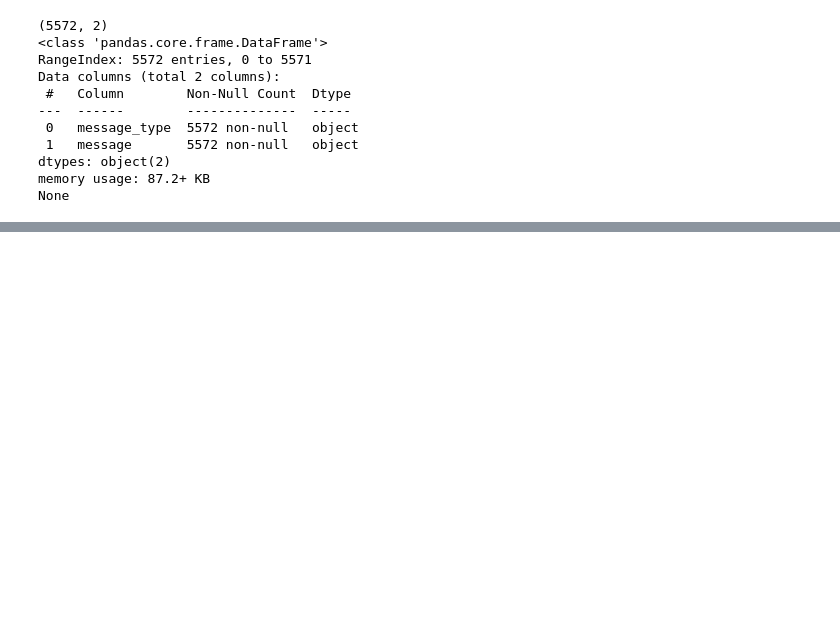
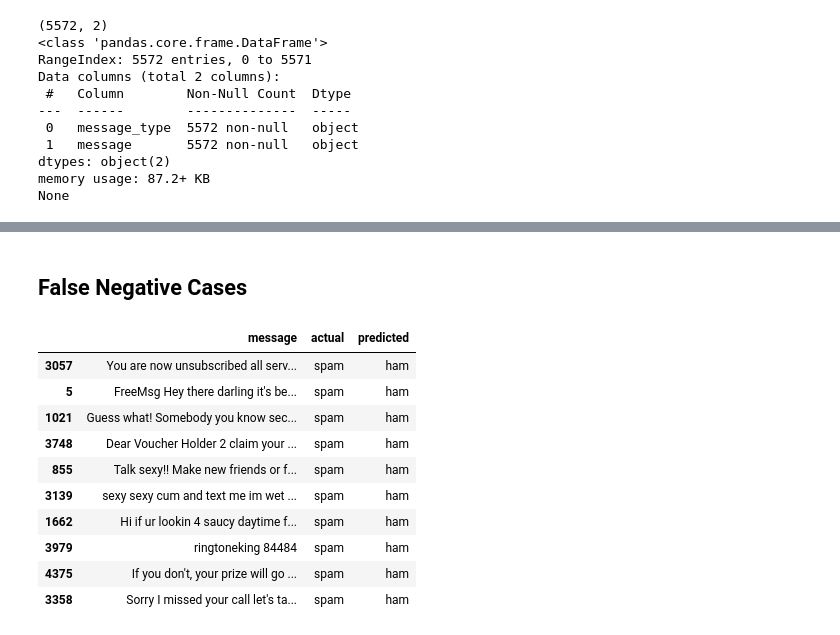
Before and after one commit to min-chipchip/spam-detection-app, a Jupyter notebook: notebooks/02_sklearn.ipynb, the cells around one changed output, grey strips where cells are left out. Saved outputs shown, nothing was run; the diff lists cells and outputs as text; code cells hidden in the pictures; blank space fills up the shorter version.

```diff
--- a/notebooks/02_sklearn.ipynb
+++ b/notebooks/02_sklearn.ipynb
@@ -57,0 +64,29 @@ weighted avg       0.96      0.96      0.96      1115
+# %% [markdown]
+## False Negative Cases
+# %%
+test_predictions = model.predict(X_test)
+
+errors = pd.DataFrame({
+    "message": X_test,
+    "actual": y_test,
+    "predicted": test_predictions,
+})
+
+missed_spam = errors[
+    (errors["actual"] == "spam") &
+    (errors["predicted"] == "ham")
+]
+
+missed_spam.head(10)
+# %% [output]
+|  | message | actual | predicted |
+| 3057 | You are now unsubscribed all serv... | spam | ham |
+| 5 | FreeMsg Hey there darling it's be... | spam | ham |
+| 1021 | Guess what! Somebody you know sec... | spam | ham |
+| 3748 | Dear Voucher Holder 2 claim your ... | spam | ham |
+| 855 | Talk sexy!! Make new friends or f... | spam | ham |
+| 3139 | sexy sexy cum and text me im wet ... | spam | ham |
+| 1662 | Hi if ur lookin 4 saucy daytime f... | spam | ham |
+| 3979 | ringtoneking 84484 | spam | ham |
+| 4375 | If you don't, your prize will go ... | spam | ham |
+| 3358 | Sorry I missed your call let's ta... | spam | ham |
```
Also changed, not shown: parts of 12 cells of this notebook.
